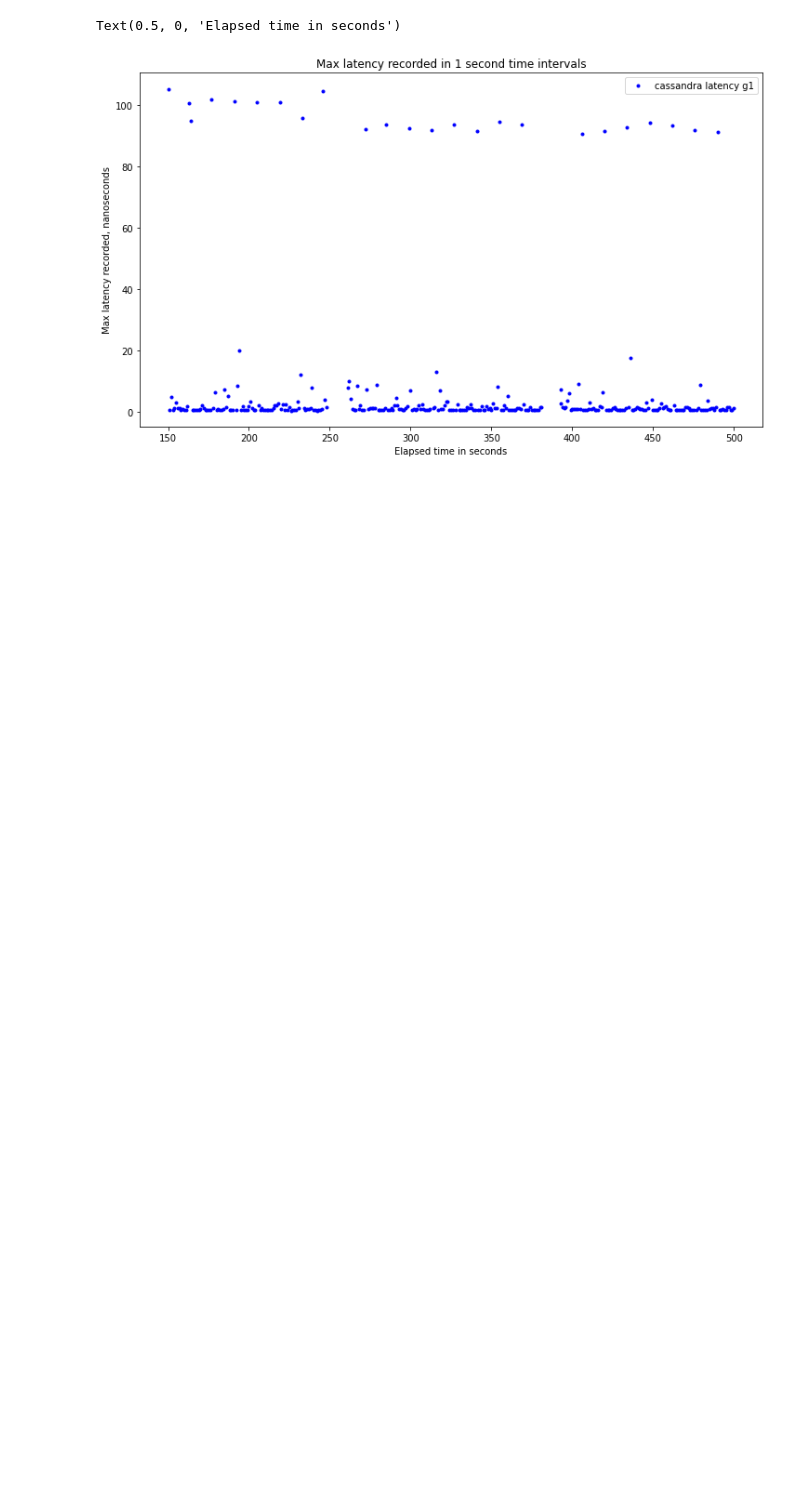
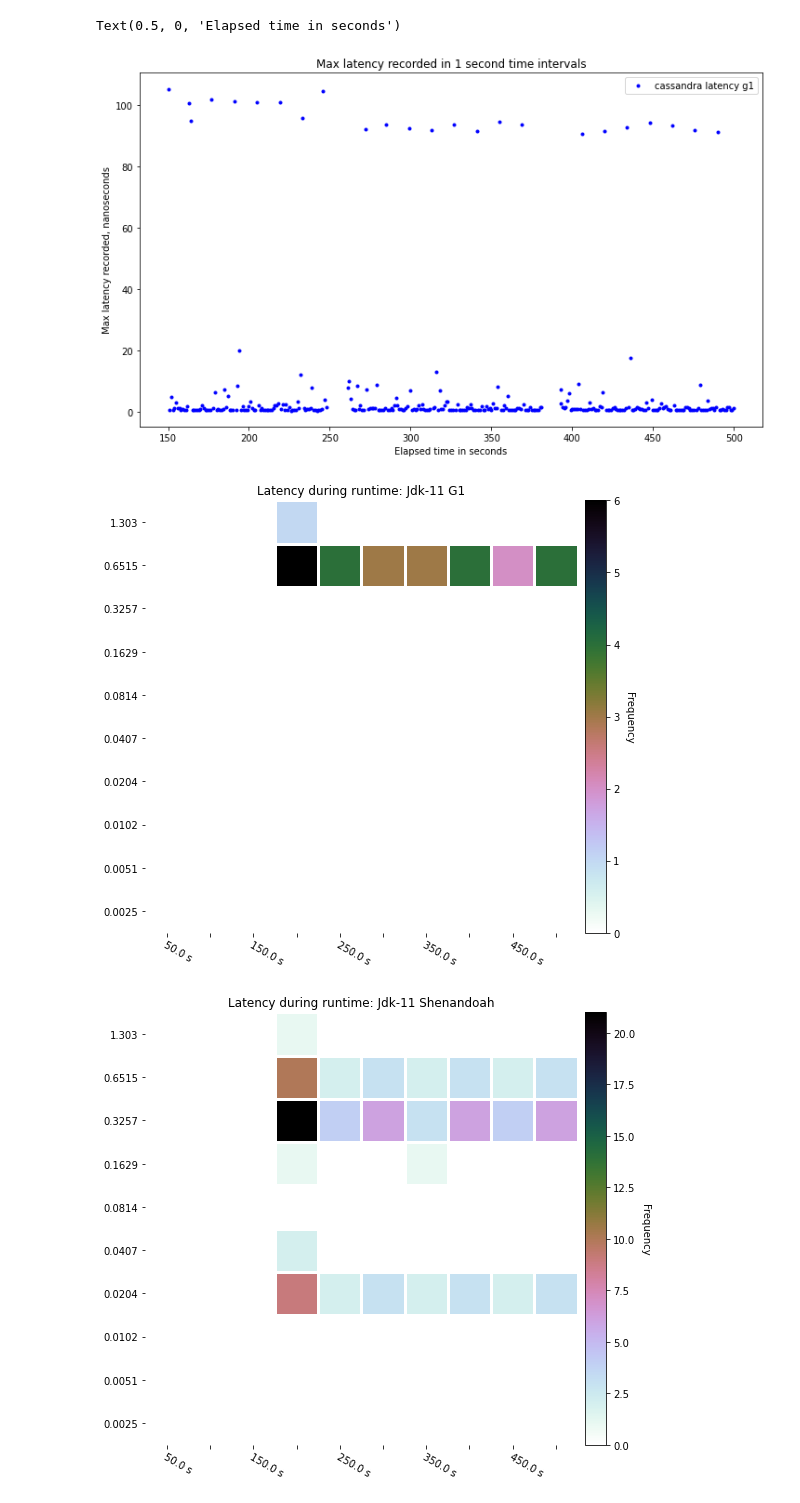
Before and after one commit to apple/GCGC, a Jupyter notebook: src/notebooks/analyze_logs_dev.ipynb, the cells around one changed output. Drawn from its saved outputs; the diff is of its cells as text; code cells hidden in the pictures; blank space fills up the shorter version.

```diff
--- a/src/notebooks/analyze_logs_dev.ipynb
+++ b/src/notebooks/analyze_logs_dev.ipynb
@@ -497,3 +497,12 @@ plot.set_xlabel("Elapsed time in seconds")
 # %% [output]
 Text(0.5, 0, 'Elapsed time in seconds')
 [figure]
+# %%
+from src.graphing.plotting import plot_heatmaps_logarithmic
+dimensions = [10, 10, 50, 2]
+# [ x bucket count, y bucket count, x timestamp count, base]
+frequency_ticks = False
+plot_heatmaps_logarithmic(gc_event_dataframes,dimensions, filter_by = pauses_only, labels=labels, frequency_ticks = frequency_ticks)
+# %% [output]
+[figure, added]
+[figure, added]
```
Also changed, not shown: parts of 6 cells of this notebook.
